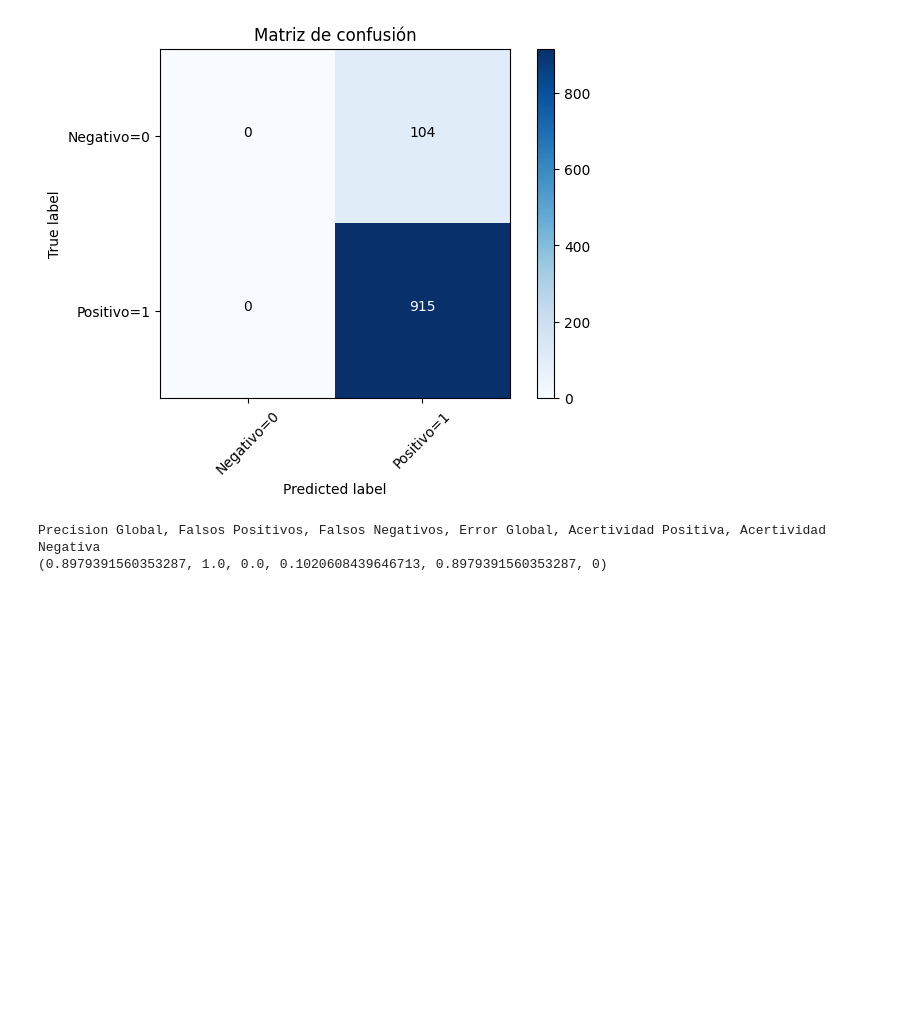
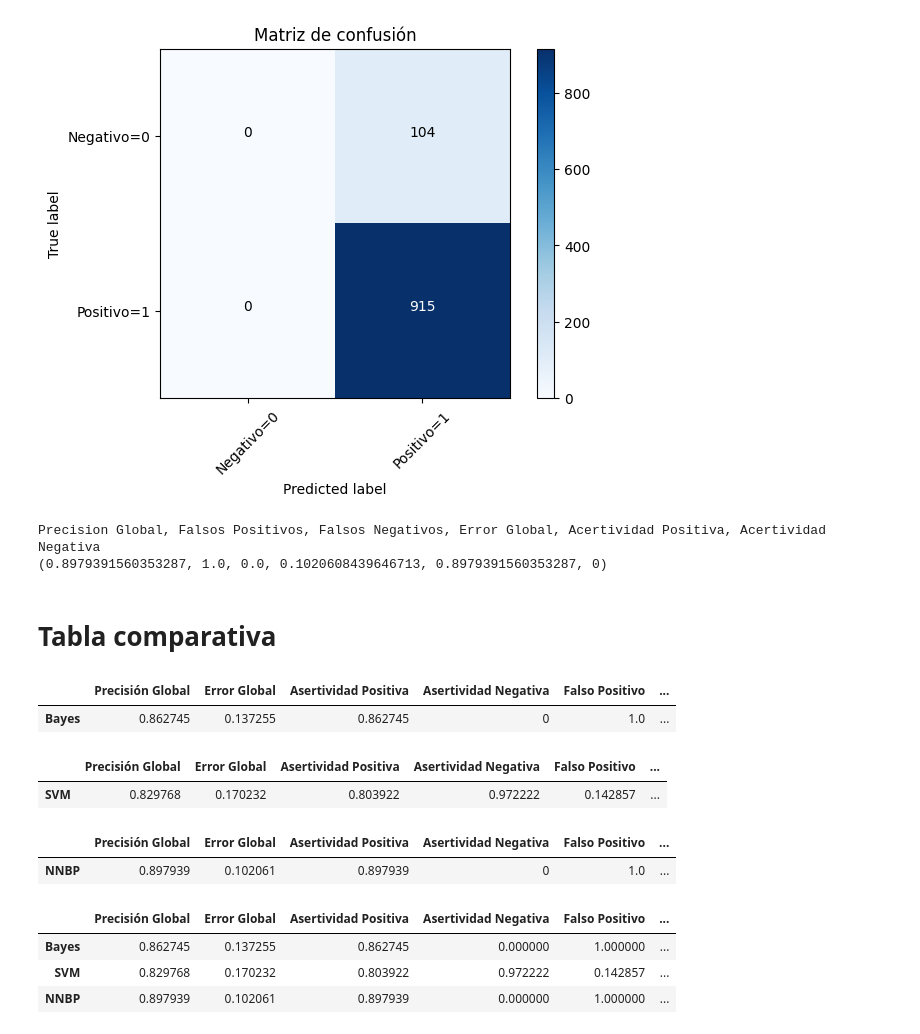
Before and after one commit to YeyoM/school_code, a Jupyter notebook: semester_06/aprendizaje_inteligente/Examen Parcial 2.ipynb, the cells around one changed output. Drawn from its saved outputs; the diff is of its cells as text; code cells hidden in the pictures; blank space fills up the shorter version.

```diff
--- a/semester_06/aprendizaje_inteligente/Examen Parcial 2.ipynb
+++ b/semester_06/aprendizaje_inteligente/Examen Parcial 2.ipynb
@@ -310,0 +290,2 @@ Acertividad Negativa  0.000000
+# %%
+PrecisionB, FPBayes, FNBayes, ErrorBayes, APBayes, ANBayes = main()
@@ -428,8 +423,8 @@ Matriz de confusion sin normalizar
 from sklearn.metrics import f1_score
 PrecisionG = f1_score(y_test, y_pred, average='weighted')
 print("Precisión Global: ", PrecisionG)
-Error = 1 - PrecisionG
-print("Error Global: ", Error)
+ErrorSVM = 1 - PrecisionG
+print("Error Global: ", ErrorSVM)
 
 # Calculamos los falsos positivos y falsos negativos
 FP = cnf_matrix[0,1]/(cnf_matrix[0,1] + cnf_matrix[0,0])
@@ -499,7 +494,8 @@ def rellenar(X,Y,df_Test,Res_Test, Palabras_Entrenamiento, Palabras_EnFiltradas,
     Res_Train = np.array(Res_Train)
     instancia_red = red_neuronal(Matriz_Entrenamiento, Res_Train)
     # Llama a prueba_red_neuronal con la instancia de la red y los datos de prueba
-    prueba_red_neuronal(df_Test, Res_Test, instancia_red)
+    matriz_confusion, precisionNNBP, FPNNBP, FNNNBP, ErrorNNBP, APNNBP, ANNNBP = prueba_red_neuronal(df_Test, Res_Test, instancia_red)
+    return precisionNNBP, FPNNBP, FNNNBP, ErrorNNBP, APNNBP, ANNNBP
 # %% [markdown]
 ##### vamos a generar la red neuronal
 # %%
@@ -603,9 +601,11 @@ def main_Redes():
     df_Test, df_Train, Res_Test, Res_Train = train_test_split(X, Y, test_size=0.5, random_state=42)
     Palabras_Entrenamiento = Vectores_Palabras_nnbp(df_Train)
     Palabras_EnFiltradas = Filtar_Palabras(Palabras_Entrenamiento)
-    rellenar(X,Y,df_Test,Res_Test, Palabras_Entrenamiento, Palabras_EnFiltradas, Res_Train)
+    precisionNNBP, FPNNBP, FNNNBP, ErrorNNBP, APNNBP, ANNNBP = rellenar(X,Y,df_Test,Res_Test, Palabras_Entrenamiento, Palabras_EnFiltradas, Res_Train)
+    return precisionNNBP, FPNNBP, FNNNBP, ErrorNNBP, APNNBP, ANNNBP
 
-main_Redes()
+
+precisionNNBP, FPNNBP, FNNNBP, ErrorNNBP, APNNBP, ANNNBP = main_Redes()
 # %% [output]
 Matriz de confusión sin normalizar
 [[  0 104]
@@ -613,3 +613,59 @@ Matriz de confusión sin normalizar
 [figure]
 Precision Global, Falsos Positivos, Falsos Negativos, Error Global, Acertividad Positiva, Acertividad Negativa
 (0.8979391560353287, 1.0, 0.0, 0.1020608439646713, 0.8979391560353287, 0)
+# %% [markdown]
+# Tabla comparativa
+# %%
+# PrecisionB, FPBayes, FNBayes, ErrorBayes, APBayes, ANBayes
+dataBayes = {'Precisión Global': [PrecisionB],'Error Global' : [ErrorBayes],'Asertividad Positiva': [APBayes], 'Asertividad Negativa': [ANBayes], 'Falso Positivo': [FPBayes], 'Falso Negativo': [FNBayes]}
+df = pd.DataFrame(dataBayes)
+df
+# Cambiar el nombre de las filas
+df = df.rename(index={0: 'Bayes'})
+df
+# %% [output]
+|  | Precisión Global | Error Global | Asertividad Positiva | Asertividad Negativa | Falso Positivo | ... |
+| Bayes | 0.862745 | 0.137255 | 0.862745 | 0 | 1.0 | ... |
+# %%
+# SVM
+dataSVM = {'Precisión Global': [PrecisionG],'Error Global' : [ErrorSVM],'Asertividad Positiva': [AsertividadP], 'Asertividad Negativa': [AsertividadN], 'Falso Positivo': [FP], 'Falso Negativo': [FN]}
+df = pd.DataFrame(dataSVM)
+df
+# Cambiar el nombre de las filas
+df = df.rename(index={0: 'SVM'})
+df
+# %% [output]
+|  | Precisión Global | Error Global | Asertividad Positiva | Asertividad Negativa | Falso Positivo | ... |
+| SVM | 0.829768 | 0.170232 | 0.803922 | 0.972222 | 0.142857 | ... |
+# %%
+# NNBP
+#precisionNNBP, FPNNBP, FNNNBP, ErrorNNBP, APNNBP, ANNNBP
+dataNNBP = {'Precisión Global': [precisionNNBP], 'Error Global' : [ErrorNNBP],'Asertividad Positiva': [APNNBP], 'Asertividad Negativa': [ANNNBP], 'Falso Positivo': [FPNNBP], 'Falso Negativo': [FNNNBP]}
+df = pd.DataFrame(dataNNBP)
+df
+# Cambiar el nombre de las filas
+df = df.rename(index={0: 'NNBP'})
+df
+# %% [output]
+|  | Precisión Global | Error Global | Asertividad Positiva | Asertividad Negativa | Falso Positivo | ... |
+| NNBP | 0.897939 | 0.102061 | 0.897939 | 0 | 1.0 | ... |
+# %%
+df = pd.DataFrame()
+
+df['Precisión Global'] = None
+df['Error Global'] = None
+df['Asertividad Positiva'] = None
+df['Asertividad Negativa'] = None
+df['Falso Positivo'] = None
+df['Falso Negativo'] = None
+
+df.loc["Bayes"] = [PrecisionB, ErrorBayes, APBayes, ANBayes, FPBayes, FNBayes]
+df.loc["SVM"] = [PrecisionG, ErrorSVM, AsertividadP, AsertividadN, FP, FN]
+df.loc["NNBP"] = [precisionNNBP, ErrorNNBP, APNNBP, ANNNBP, FPNNBP, FNNNBP]
+
+df
+# %% [output]
+|  | Precisión Global | Error Global | Asertividad Positiva | Asertividad Negativa | Falso Positivo | ... |
+| Bayes | 0.862745 | 0.137255 | 0.862745 | 0.000000 | 1.000000 | ... |
+| SVM | 0.829768 | 0.170232 | 0.803922 | 0.972222 | 0.142857 | ... |
+| NNBP | 0.897939 | 0.102061 | 0.897939 | 0.000000 | 1.000000 | ... |
```
Also changed, not shown: parts of 9 cells of this notebook, 1 other file.
